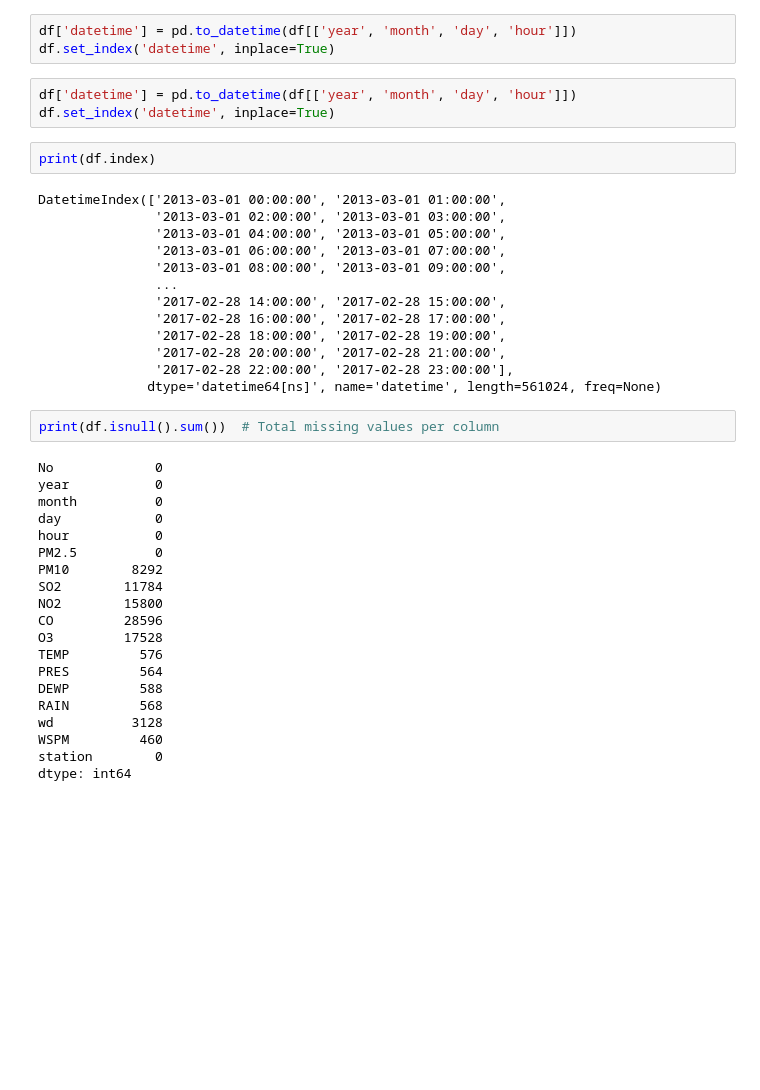
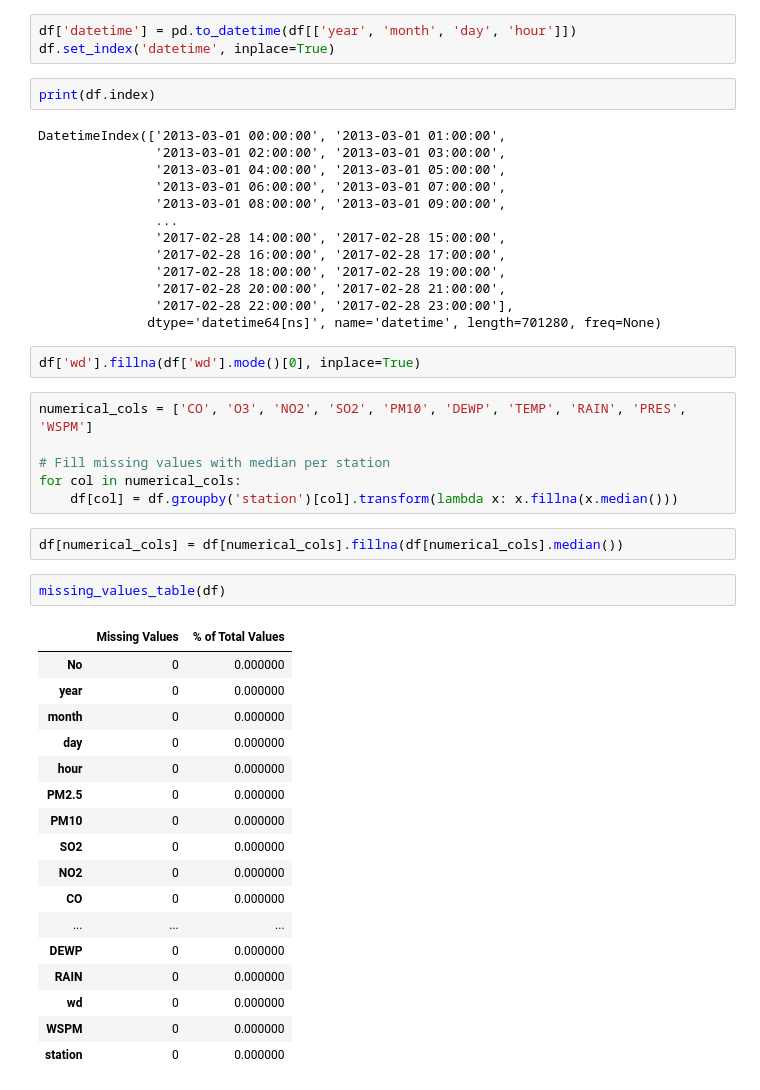
Before and after one commit to vanajathiruchselvam/CMP7005_China_Air_Pollution_EDA, a Jupyter notebook: EDA_Analysis_China_Air_Pollution.ipynb, the cells around one changed output. Saved outputs shown, nothing was run; the diff lists cells and outputs as text; blank space fills up the shorter version.

```diff
--- a/EDA_Analysis_China_Air_Pollution.ipynb
+++ b/EDA_Analysis_China_Air_Pollution.ipynb
@@ -111,7 +150,4 @@ Name: count, dtype: int64
 df['PM2.5'].fillna(df['PM2.5'].median(), inplace=True)
-# %%
-df['datetime'] = pd.to_datetime(df[['year', 'month', 'day', 'hour']])
-df.set_index('datetime', inplace=True)
 # %%
 df['datetime'] = pd.to_datetime(df[['year', 'month', 'day', 'hour']])
 df.set_index('datetime', inplace=True)
@@ -129,26 +165,34 @@ DatetimeIndex(['2013-03-01 00:00:00', '2013-03-01 01:00:00',
                '2017-02-28 18:00:00', '2017-02-28 19:00:00',
                '2017-02-28 20:00:00', '2017-02-28 21:00:00',
                '2017-02-28 22:00:00', '2017-02-28 23:00:00'],
-              dtype='datetime64[ns]', name='datetime', length=561024, freq=None)
+              dtype='datetime64[ns]', name='datetime', length=701280, freq=None)
-# %%
-print(df.isnull().sum())  # Total missing values per column
-# %% [output]
-No             0
-year           0
-month          0
-day            0
-hour           0
-PM2.5          0
-PM10        8292
-SO2        11784
-NO2        15800
-CO         28596
-O3         17528
-TEMP         576
-PRES         564
-DEWP         588
-RAIN         568
-wd          3128
-WSPM         460
-station        0
-dtype: int64
+# %%
+df['wd'].fillna(df['wd'].mode()[0], inplace=True)
+# %%
+numerical_cols = ['CO', 'O3', 'NO2', 'SO2', 'PM10', 'DEWP', 'TEMP', 'RAIN', 'PRES', 'WSPM']
+
+# Fill missing values with median per station
+for col in numerical_cols:
+    df[col] = df.groupby('station')[col].transform(lambda x: x.fillna(x.median()))
+# %%
+df[numerical_cols] = df[numerical_cols].fillna(df[numerical_cols].median())
+# %%
+missing_values_table(df)
+# %% [output]
+|  | Missing Values | % of Total Values |
+| No | 0 | 0.000000 |
+| year | 0 | 0.000000 |
+| month | 0 | 0.000000 |
+| day | 0 | 0.000000 |
+| hour | 0 | 0.000000 |
+| PM2.5 | 0 | 0.000000 |
+| PM10 | 0 | 0.000000 |
+| SO2 | 0 | 0.000000 |
+| NO2 | 0 | 0.000000 |
+| CO | 0 | 0.000000 |
+| ... | ... | ... |
+| DEWP | 0 | 0.000000 |
+| RAIN | 0 | 0.000000 |
+| wd | 0 | 0.000000 |
+| WSPM | 0 | 0.000000 |
+| station | 0 | 0.000000 |
```
Also changed, not shown: parts of 8 cells of this notebook.
